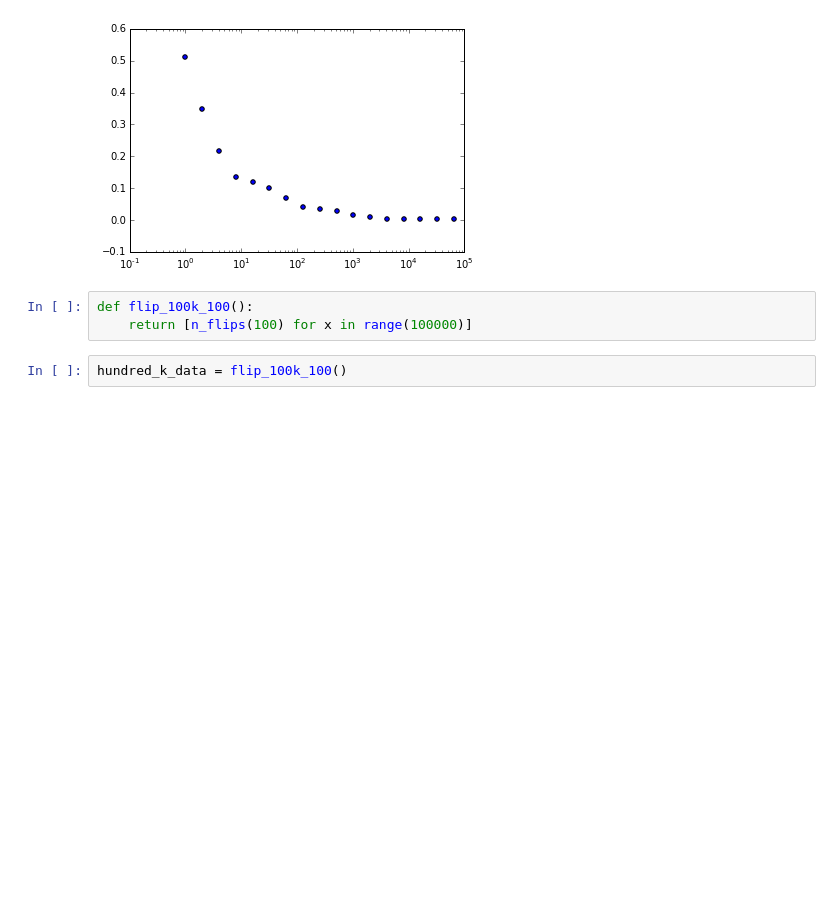
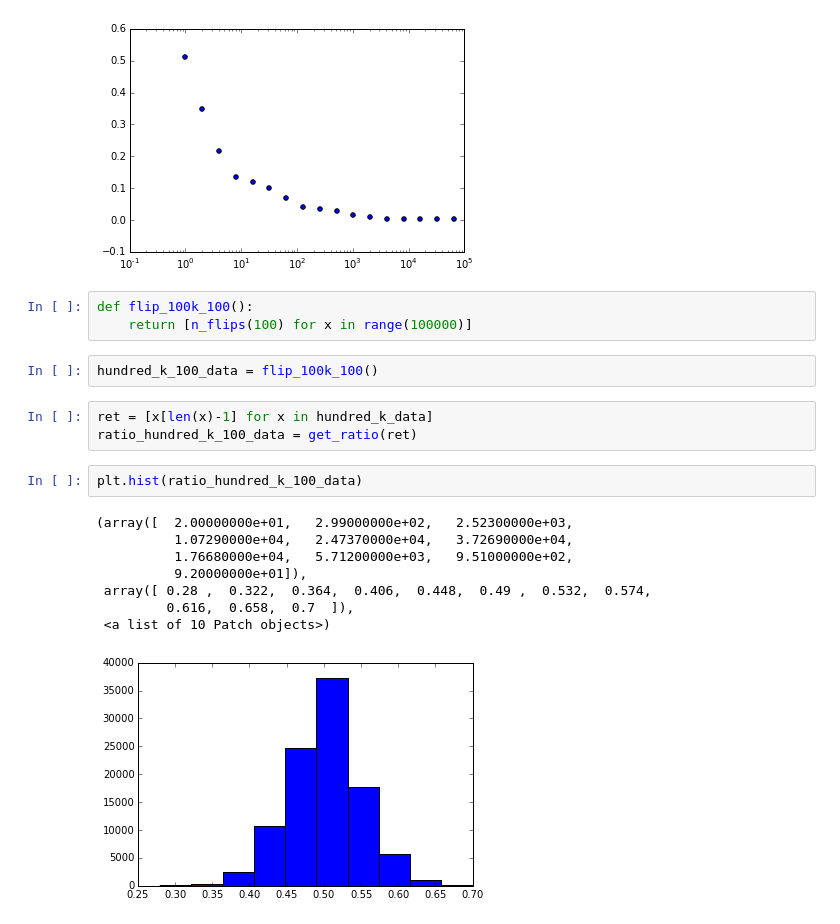
Before and after one commit to Shea-Wolfe/flipping-out, a Jupyter notebook: coin-flips.ipynb, the cells around one changed output. Saved outputs shown, nothing was run; the diff lists cells and outputs as text; blank space fills up the shorter version.

Commit message:
Created the hist and box plots for 100k datasets.  All graphs present, graph and code cleanup needed

```diff
--- a/coin-flips.ipynb
+++ b/coin-flips.ipynb
@@ -78,4 +78,18 @@ plt.xscale('log')
 def flip_100k_100():
     return [n_flips(100) for x in range(100000)]
 # %%
-hundred_k_data = flip_100k_100()
+hundred_k_100_data = flip_100k_100()
+# %%
+ret = [x[len(x)-1] for x in hundred_k_data]
+ratio_hundred_k_100_data = get_ratio(ret)
+# %%
+plt.hist(ratio_hundred_k_100_data)
+# %% [output]
+(array([  2.00000000e+01,   2.99000000e+02,   2.52300000e+03,
+          1.07290000e+04,   2.47370000e+04,   3.72690000e+04,
+          1.76680000e+04,   5.71200000e+03,   9.51000000e+02,
+          9.20000000e+01]),
+ array([ 0.28 ,  0.322,  0.364,  0.406,  0.448,  0.49 ,  0.532,  0.574,
+         0.616,  0.658,  0.7  ]),
+ <a list of 10 Patch objects>)
+[figure, added]
```
Also changed, not shown: parts of 7 cells of this notebook.
